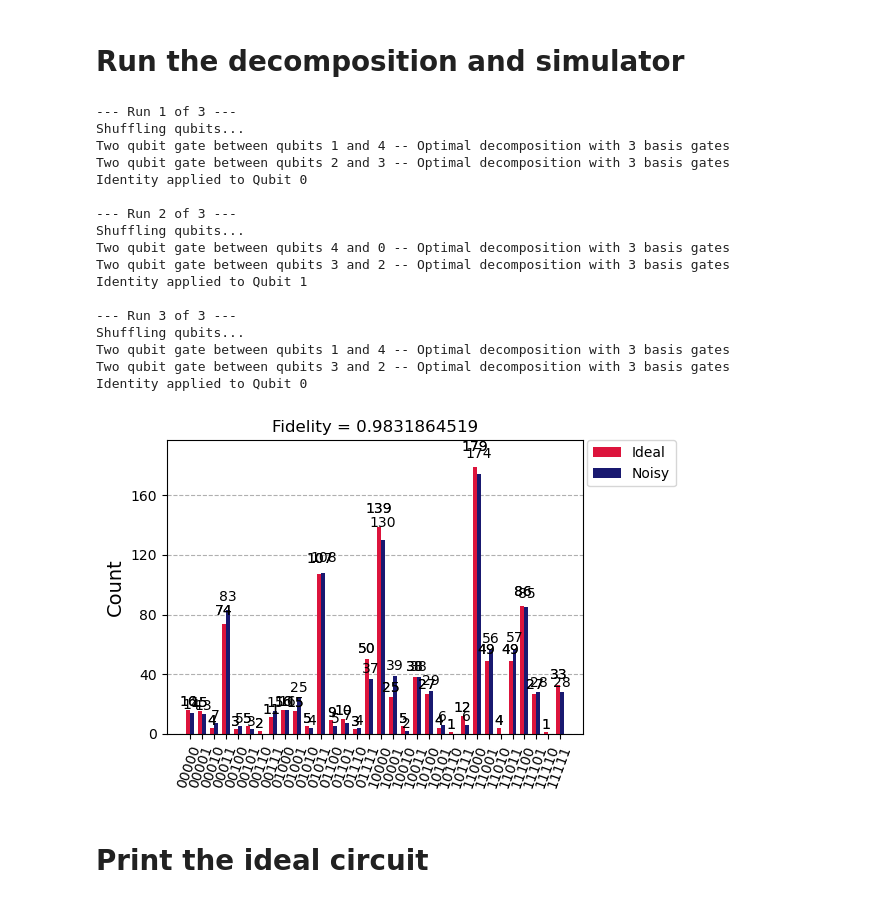
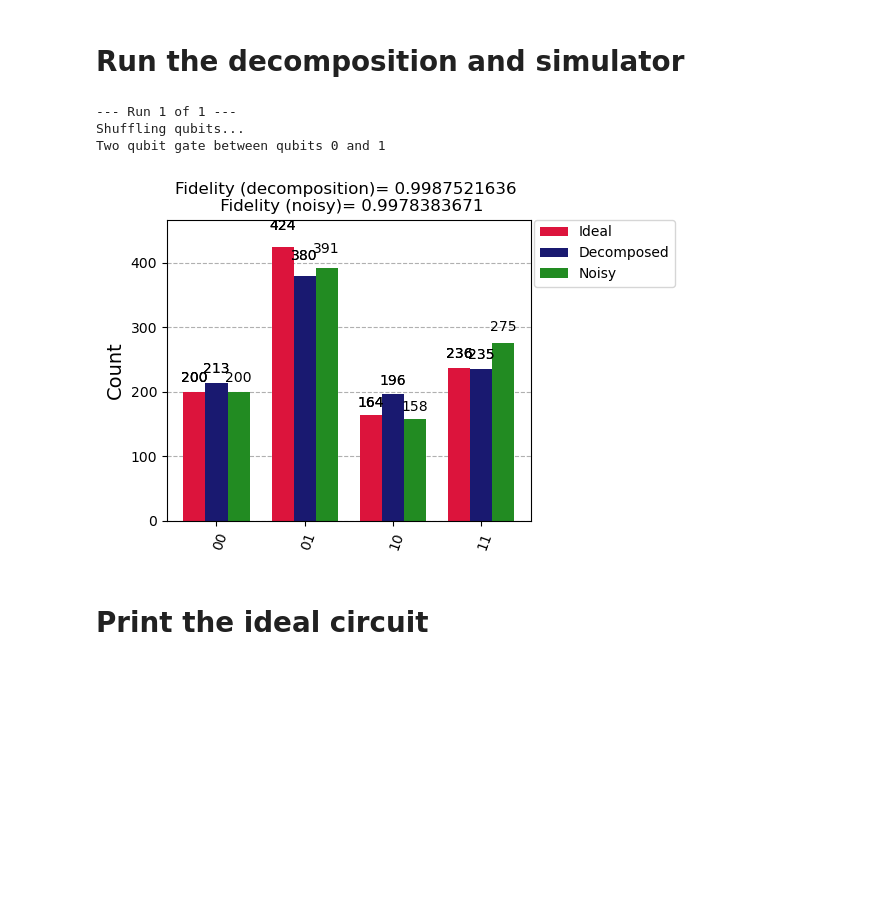
Before and after one commit to mikejshubrook/quantum-compiler, a Jupyter notebook: quantum-compiler.ipynb, the cells around one changed output. Cells and saved outputs as stored; diff of their text form; code cells hidden in the pictures; blank space fills up the shorter version.

Commit message:
Added function to run the compiled circuit. Now have decomposed circuit with and without noise to see difference in fidelity that the noise makes compared to just the decomposition error

```diff
--- a/quantum-compiler.ipynb
+++ b/quantum-compiler.ipynb
@@ -97,5 +93,12 @@ NoiseModel:
 # %% [markdown]
 # Run the decomposition and simulator
+# %%
+
+def compile(target, basis_gate, euler_basis, circuit, n, m, noise_model=None):
+     # find the optimal decomposition for the target unitary, in terms of basis gates and SWAP
+    optimal_basis_count, optimal_angles = optimal_basis_gate_number(target, basis_gate, euler_basis, noise_model)
+    circuit = make_circuit(optimal_angles, optimal_basis_count, circuit, n, m)
+    return circuit
 # %%
 # TODO:
 # make this section below into a function
@@ -104,6 +107,9 @@ NoiseModel:
 
 #create ideal quantum circuit (no decomposition, no noise)
 qc_exact = QuantumCircuit(number_of_qubits,number_of_qubits)
+
+#create decomposed quantum circuit (decomposition and no noise)
+qc_decomposed = QuantumCircuit(number_of_qubits,number_of_qubits)
 
 #create noisy quantum circuit (decomposition and noise)
 qc_noisy = QuantumCircuit(number_of_qubits,number_of_qubits)
@@ -123,6 +129,7 @@ for d in range(circuit_depth):
         # loop through all qubits in exact (noisy) circuit and add an identity (rz(0)) for shuttling
         # this assumes that there is shuttling inbetween each layer of depth to get qubits next to each other in order to perform two qubit gates
         qc_exact.id(m) # shuttle each qubit in the ideal circuit
+        qc_decomposed.rz(0, m) # shuttle each qubit in the decomposed circuit
         qc_noisy.rz(0, m) # shuttle each qubit in the noisy circuit
 
     for n in np.arange(0,number_of_qubits,2):
@@ -132,6 +139,7 @@ for d in range(circuit_depth):
         if len(qb_label) % 2 == 1 and n == number_of_qubits-1:
             print(f'Identity applied to Qubit {qb_label[n]}\n')
             qc_exact.id(qb_label[n])
+            qc_decomposed.id(qb_label[n])
             qc_noisy.id(qb_label[n])
 
         # pair qubits together and create a random two-qubit gates between them
@@ -142,43 +150,26 @@ for d in range(circuit_depth):
 
             # add the target unitary to the ideal circuit
             qc_exact.unitary(target_unitary, [qb_label[n], qb_label[n+1]], label=f'U{qb_label[n], qb_label[n+1]}')
+            print(f'Two qubit gate between qubits {qb_label[n]} and {qb_label[n+1]} ')
 
-            # find the optimal decomposition for the target unitary, in terms of basis gates and SWAP
-            optimal_basis_count, optimal_angles = optimal_basis_gate_number(target_unitary, basis_gate, euler_basis, total_noise_model)
-            print(f'Two qubit gate between qubits {qb_label[n]} and {qb_label[n+1]} -- Optimal decomposition with {optimal_basis_count} basis gates')
-
-            # use the optimal number of basis gates and add to the circuit
-            # if optimal decomposition uses a SWAP gate, then swap the qubits within in the noisy circuit
-
-            make_circuit(optimal_angles, optimal_basis_count, qc_noisy, qb_label[n], qb_label[n+1])
-
-
-# run both circuits, calculate fidelity and plot histograms
-fid, counts_exact, counts_decomp = circuit_fidelity(number_of_qubits, qc_exact, qc_noisy, total_noise_model)
-
-legend = ['Ideal', 'Noisy']
-
-plot_histogram([counts_exact, counts_decomp], figsize=(6,4), legend=legend, color=['crimson','midnightblue'],
-                title=f'Fidelity = {fid:.10f}')
+            # TODO here we want to be able to test the decomposed circuit both with and without noise
+            qc_decomposed = compile(target_unitary, basis_gate, euler_basis, qc_decomposed, qb_label[n], qb_label[n+1], noise_model=None)
+            qc_noisy = compile(target_unitary, basis_gate, euler_basis, qc_noisy, qb_label[n], qb_label[n+1], noise_model=total_noise_model)
 # %% [output]
---- Run 1 of 3 ---
+--- Run 1 of 1 ---
 Shuffling qubits...
-Two qubit gate between qubits 1 and 4 -- Optimal decomposition with 3 basis gates
-Two qubit gate between qubits 2 and 3 -- Optimal decomposition with 3 basis gates
-Identity applied to Qubit 0
-
---- Run 2 of 3 ---
-Shuffling qubits...
-Two qubit gate between qubits 4 and 0 -- Optimal decomposition with 3 basis gates
-Two qubit gate between qubits 3 and 2 -- Optimal decomposition with 3 basis gates
-Identity applied to Qubit 1
-
---- Run 3 of 3 ---
-Shuffling qubits...
-Two qubit gate between qubits 1 and 4 -- Optimal decomposition with 3 basis gates
-Two qubit gate between qubits 3 and 2 -- Optimal decomposition with 3 basis gates
-Identity applied to Qubit 0
+Two qubit gate between qubits 0 and 1
-[figure, removed]
+# %%
+# run both circuits, calculate fidelity and plot histograms
+fid_decomposed, counts_exact, counts_decomp = circuit_fidelity(number_of_qubits, qc_exact, qc_decomposed, None)
+fid_noisy, counts_exact, counts_noisy = circuit_fidelity(number_of_qubits, qc_exact, qc_noisy, total_noise_model)
+
+legend = ['Ideal', 'Decomposed', 'Noisy']
+
+plot_histogram([counts_exact, counts_decomp, counts_noisy], figsize=(6,4), legend=legend, color=['crimson','midnightblue', 'forestgreen'],
+                title=f'Fidelity (decomposition)= {fid_decomposed:.10f} \n Fidelity (noisy)= {fid_noisy:.10f}',)
+# %% [output]
+[figure, added]
 # %% [markdown]
 # Print the ideal circuit
 # %%
```
Also changed, not shown: parts of 5 cells of this notebook.
